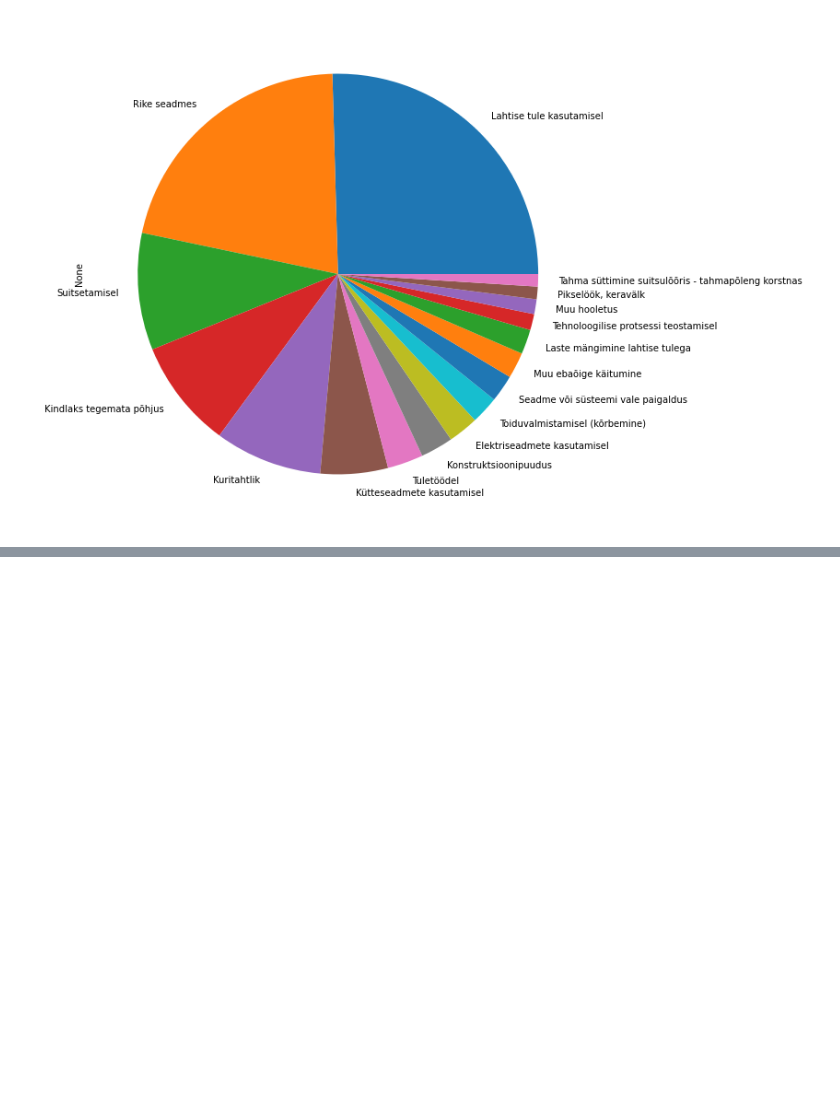
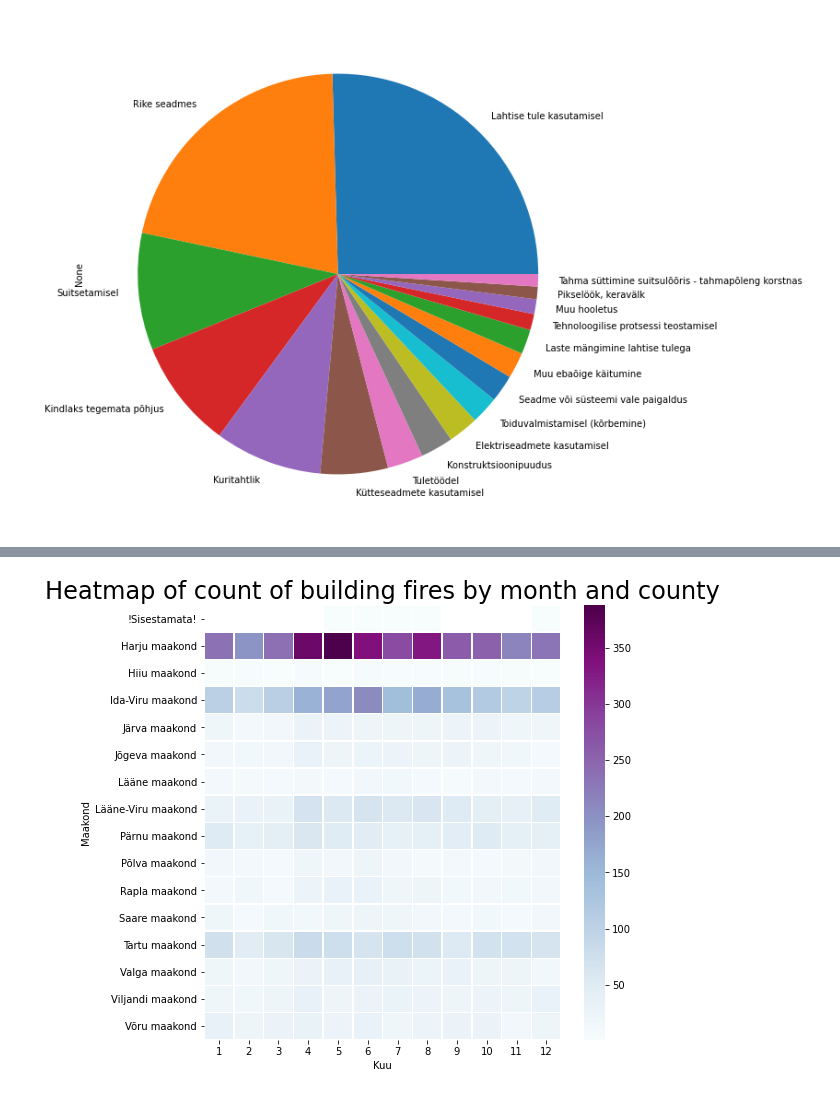
Before and after one commit to KatiIlus/IDC_Project_Fires_in_Estonia, a Jupyter notebook: Plotting.ipynb, the cells around one changed output, grey strips where cells are left out. Saved outputs shown, nothing was run; the diff lists cells and outputs as text; code cells hidden in the pictures; blank space fills up the shorter version.

```diff
--- a/Plotting.ipynb
+++ b/Plotting.ipynb
@@ -185,3 +187,15 @@ o.value_counts()[:17].plot(kind='pie', figsize=(10, 10))
 plt.show()
 # %% [output]
 [figure]
+# %%
+def dataset_with_months_and_counties(data):
+    array = []
+    for i in data:
+        for j in range(i[5]):
+            array.append([i[0], i[4]])
+    return array
+dataframe = pd.DataFrame((dataset_with_months_and_counties(data)), columns=['Maakond', 'Kuu'])
+#dataframe['Hoonetulekahjud'] = 0
+#np.c_[np.unique(data_df, return_counts=1)]
+dataframe['Hoonetulekahjud']=dataframe.groupby(by=['Maakond', 'Kuu'])['Maakond'].transform('count')
+dataframe = dataframe.drop_duplicates()
@@ -187,0 +228,9 @@ plt.show()
+# %%
+#Pivot the Data to Heatmap Format
+flights = dataframe.pivot("Maakond", "Kuu", "Hoonetulekahjud")
+#Draw a Heatmap of Flight Counts by Month and Year
+f, ax = plt.subplots(figsize=(8, 8))
+sns.heatmap(flights, linewidths=.5, ax=ax, cmap="BuPu")
+ax.axes.set_title("Heatmap of count of building fires by month and county", fontsize=24, y=1.01);
+# %% [output]
+[figure, added]
```
Also changed, not shown: parts of 2 cells of this notebook.
